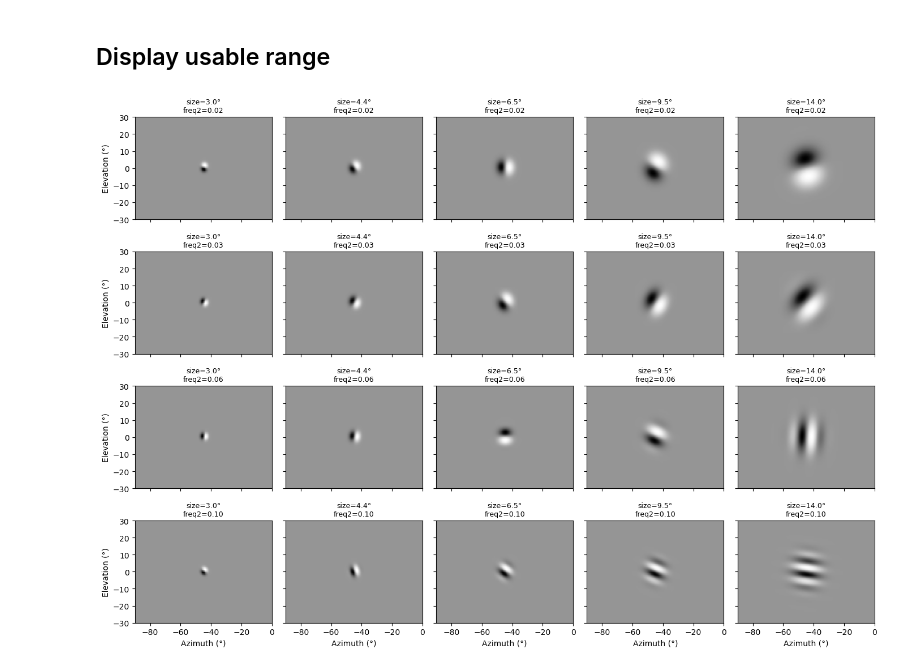
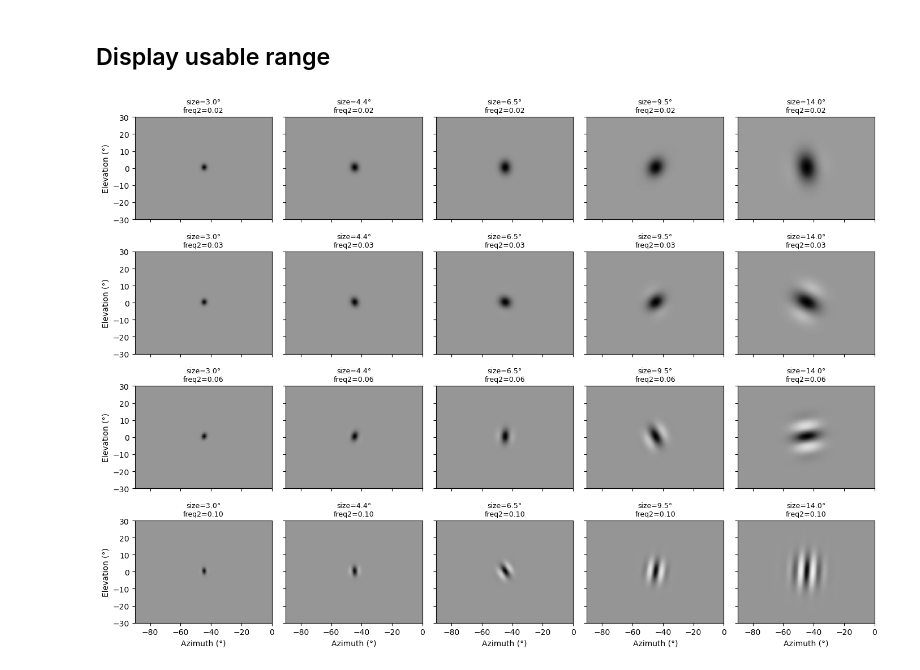
Before and after one commit to katonage/waven2, a Jupyter notebook: waven2/1_gabor_test.ipynb, the cells around one changed output. Drawn from its saved outputs; the diff is of its cells as text; code cells hidden in the pictures.

```diff
--- a/waven2/1_gabor_test.ipynb
+++ b/waven2/1_gabor_test.ipynb
@@ -35,6 +35,8 @@ j = screen_y // 2
 
 sizes = np.logspace(np.log10(5), np.log10(25), 5)
 freqs = np.logspace(np.log10(0.02), np.log10(0.2), 5)
+
+phase = 3.14
 
 fig, axes = plt.subplots(len(freqs), len(sizes), figsize=(14, 10), sharex=True, sharey=True)
 
@@ -50,7 +52,7 @@ for row, frequency in enumerate(freqs):
             j=j,
             angle=angle,
             size=size,
-            phase=3.10,
+            phase=phase,
             frequency=frequency,
             screen_x=screen_x,
             screen_y=screen_y,
@@ -125,6 +127,9 @@ j_deg = (el_bottom + el_top) / 2
 sizes = np.logspace(np.log10(3), np.log10(14), 5)
 freq2s = np.logspace(np.log10(.02), np.log10(.1), 4)
 
+phase = np.pi / 2
+phase = 0
+
 fig, axes = plt.subplots(len(freq2s), len(sizes), figsize=(14, 10), sharex=True, sharey=True)
 
 for row, freq2 in enumerate(freq2s):
@@ -137,38 +142,38 @@ for row, freq2 in enumerate(freq2s):
             angle=angle,
             size_deg=size_deg,
             freq_deg=freq2,
-            phase=np.pi/2,
+            phase=phase,
             visual_coverage=visual_coverage,
             screen_x=screen_x,
             screen_y=screen_y,
             plot=False
         )
 
         ax = axes[row, col]
 
         v = np.max(np.abs(filt))
 
         ax.imshow(
             filt.T,
             cmap="Greys",
             vmin=-v,
             vmax=v,
             extent=[az_left, az_right, el_bottom, el_top],
             origin="lower",
             aspect="auto"
         )
 
         ax.set_title(
             f"size={size_deg:.1f}°\nfreq2={freq2:.2f}",
             fontsize=9
         )
 
         if row == len(freq2s) - 1:
             ax.set_xlabel("Azimuth (°)")
         if col == 0:
             ax.set_ylabel("Elevation (°)")
 
 plt.tight_layout()
 plt.show()
 # %% [output]
-[figure, old version]
+[figure, new version]
```
Also changed, not shown: parts of 1 cell of this notebook, 1 other file.
